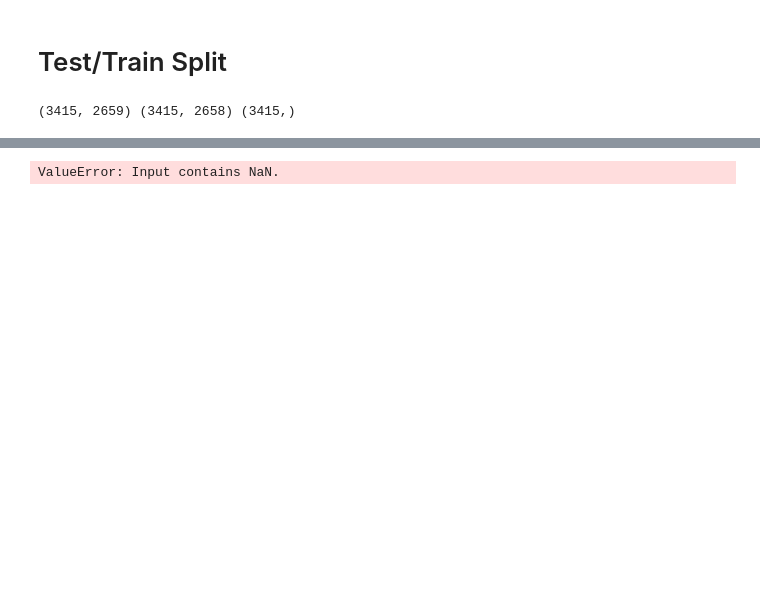
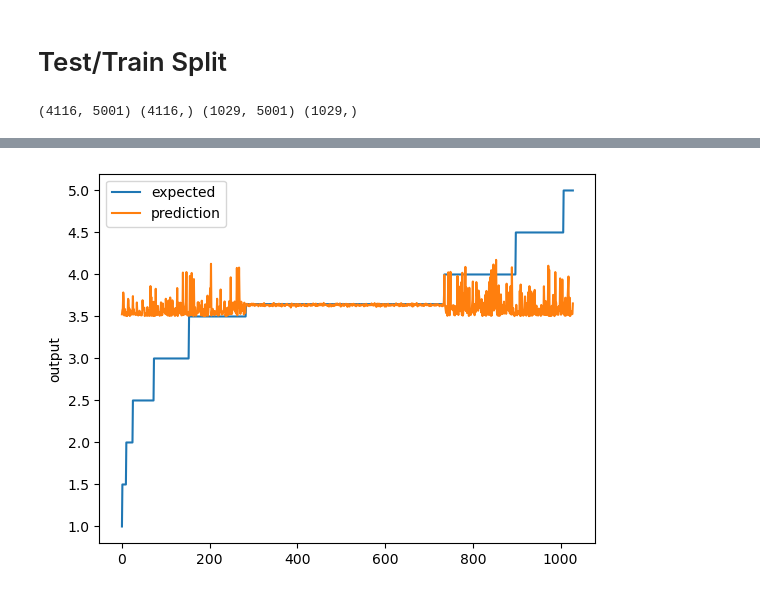
Before and after one commit to chkathi/intelligent-systems, a Jupyter notebook: P1/Regression.ipynb, the cells around one changed output, grey strips where cells are left out. Cells and saved outputs as stored; diff of their text form; code cells hidden in the pictures; blank space fills up the shorter version.

```diff
--- a/P1/Regression.ipynb
+++ b/P1/Regression.ipynb
@@ -201,5 +195,7 @@ df_tfidfvect
 # %%
 # business_id, rating concatonated onto the df_idfvect
 print(df_business_reviews.shape, df_tfidfvect.shape)
-df_business = pd.concat([df_business_reviews[['business_id', 'business_rating', 'location', 'review_count']], df_tfidfvect], axis=1)
+df_business = pd.concat([df_business_reviews, df_tfidfvect], axis=1)
+
+df_business.head()
 # %% [output]
@@ -207,21 +210,23 @@ df_business = pd.concat([df_business_reviews[['business_id', 'business_rating',
 # %% [markdown]
 # Test/Train Split
-# %%
-encode_text_dummy(df_business, 'business_id')
-encode_text_dummy(df_business, 'location')
-missing_median(df_business, 'business_rating')
-encode_numeric_zscore(df_business, 'review_count')
-
-x, y = to_xy(df_business, 'business_rating')
-
-print(df_business.shape, x.shape, y.shape)
-# %% [output]
-(3415, 2659) (3415, 2658) (3415,)
+# %%
+from sklearn.model_selection import train_test_split
+
+# df_business.fillna(value, inplace=True)
+# print(df_business.isna().sum())
+
+x, y = to_xy(df_business, 'business_rating')
+
+# Split into train/test
+x_train, x_test, y_train, y_test = train_test_split(x, y, test_size=0.20, random_state=42)
+
+print(x_train.shape, y_train.shape, x_test.shape, y_test.shape)
+# %% [output]
+(4116, 5001) (4116,) (1029, 5001) (1029,)
 # %%
 # Model #1 : (decide # of neurons in hiddens layers, relu, adam)
 %matplotlib inline
 from matplotlib.pyplot import figure, show
-from sklearn.model_selection import train_test_split
 from sklearn import metrics
 
 from tensorflow.keras.models import Sequential
@@ -232,37 +237,35 @@ from tensorflow.keras import optimizers
 from tensorflow.keras.optimizers import Adam, SGD
 
 parameters = {
-  'test_size' : 0.20,
-  'learning_rate' : 0.005,
+  'learning_rate' : 0.01,
   'batch_size' : 32,
-  'epochs' : 100
+  'epochs' : 200
 }
 
+model = Sequential()
+model.add(Dense(128, input_dim=x.shape[1], activation='tanh'))
+model.add(Dropout(0.1))
 
-# Split into train/test
-x_train, x_test, y_train, y_test = train_test_split(x, y, test_size=parameters['test_size'], random_state=42)
+model.add(Dense(64, activation='relu'))
+model.add(Dropout(0.1))
 
-print(x_train.shape, y_train.shape, x_test.shape, y_test.shape)
+model.add(Dense(32, activation='relu'))
+model.add(Dropout(0.1))
 
-# Create the model
-model = Sequential()
-model.add(Dense(100, input_dim=x.shape[1], activation='relu'))
-model.add(Dense(50, activation='relu'))
-model.add(Dense(25, activation='relu'))
-model.add(Dropout(0.05))  # Add dropout here
 model.add(Dense(1))
+
 adam = optimizers.Adam(learning_rate=parameters['learning_rate'], beta_1=0.9, beta_2=0.999)
+# adam = optimizers.Adam(learning_rate=0.001, beta_1=0.9, beta_2=0.999, amsgrad=False)
 sgd = optimizers.SGD(learning_rate=parameters['learning_rate'], momentum=0.9, nesterov=True)
+
 # model.compile(loss='mean_squared_error', optimizer=sgd)
-model.compile(loss='mean_squared_error', optimizer=adam)
-
-
+model.compile(loss='mean_squared_error', optimizer=sgd)
 
 monitor = EarlyStopping(monitor='val_loss', min_delta=1e-3, patience=5, verbose=1, mode='auto')
 checkpointer = ModelCheckpoint(filepath="dnn/best_weights.hdf5", verbose=0, save_best_only=True) # save best model
 
 # batch_size: Integer or None. Number of samples per gradient update. If unspecified, batch_size will default to 32.
-model.fit(x_train,y_train,validation_data=(x_test,y_test), batch_size= 16, callbacks=[monitor, checkpointer],verbose=2,epochs=parameters['epochs'])
+model.fit(x_train,y_train,validation_data=(x_test,y_test), batch_size= parameters['batch_size'], callbacks=[monitor, checkpointer],verbose=2,epochs=parameters['epochs'])
 # model.load_weights('dnn/best_weights.hdf5') # load weights from best model
 
 # Predict and measure RMSE
@@ -289 +296 @@ Epoch 5: early stopping
-ValueError: Input contains NaN.
+[figure, added]
```
Also changed, not shown: parts of 7 cells of this notebook, 2 other files.
